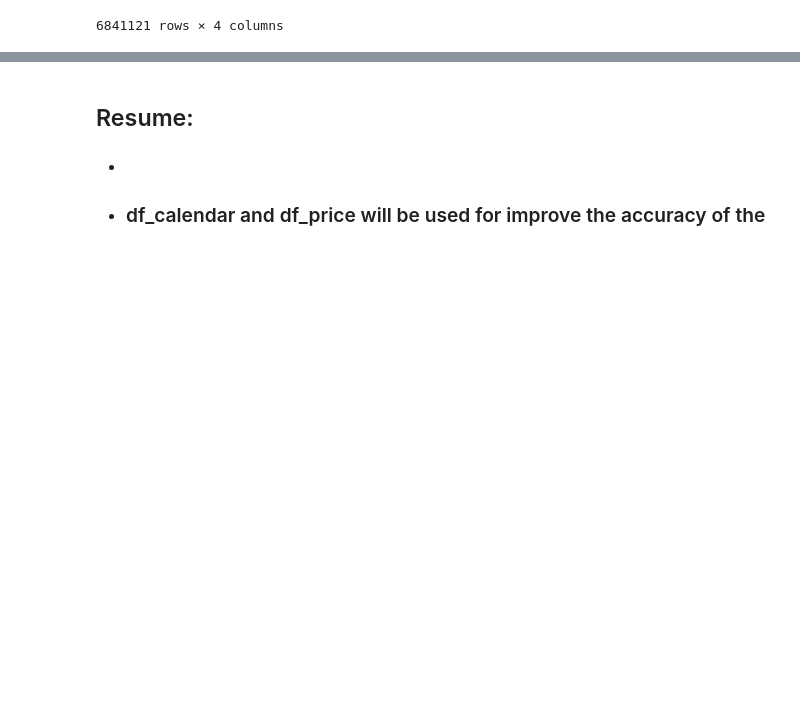
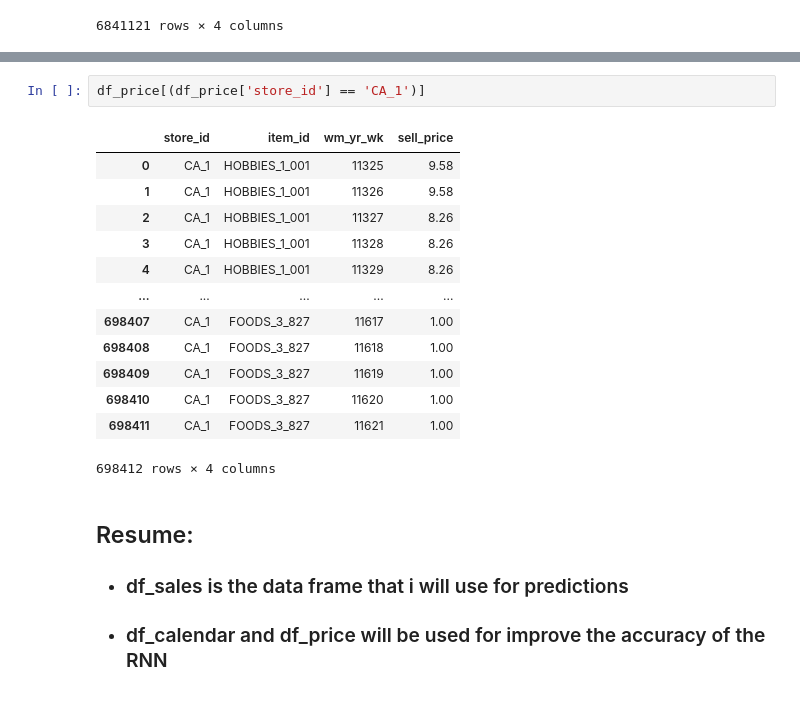
Before and after one commit to rtegao/M5Forecasting, a Jupyter notebook: ExploratoryDataAnalysis.ipynb, the cells around one changed output, grey strips where cells are left out. Drawn from its saved outputs; the diff is of its cells as text; blank space fills up the shorter version.

```diff
--- a/ExploratoryDataAnalysis.ipynb
+++ b/ExploratoryDataAnalysis.ipynb
@@ -67,4 +151,20 @@ df_sales
+# %%
+df_price[(df_price['store_id'] == 'CA_1')]
+# %% [output]
+|  | store_id | item_id | wm_yr_wk | sell_price |
+| 0 | CA_1 | HOBBIES_1_001 | 11325 | 9.58 |
+| 1 | CA_1 | HOBBIES_1_001 | 11326 | 9.58 |
+| 2 | CA_1 | HOBBIES_1_001 | 11327 | 8.26 |
+| 3 | CA_1 | HOBBIES_1_001 | 11328 | 8.26 |
+| 4 | CA_1 | HOBBIES_1_001 | 11329 | 8.26 |
+| ... | ... | ... | ... | ... |
+| 698407 | CA_1 | FOODS_3_827 | 11617 | 1.00 |
+| 698408 | CA_1 | FOODS_3_827 | 11618 | 1.00 |
+| 698409 | CA_1 | FOODS_3_827 | 11619 | 1.00 |
+| 698410 | CA_1 | FOODS_3_827 | 11620 | 1.00 |
+| 698411 | CA_1 | FOODS_3_827 | 11621 | 1.00 |
+698412 rows × 4 columns
 # %% [markdown]
 ## Resume:
-- ###
-- ### df_calendar and df_price will be used for improve the accuracy of the
+- ### df_sales is the data frame that i will use for predictions
+- ### df_calendar and df_price will be used for improve the accuracy of the RNN
```
Also changed, not shown: parts of 16 cells of this notebook.
